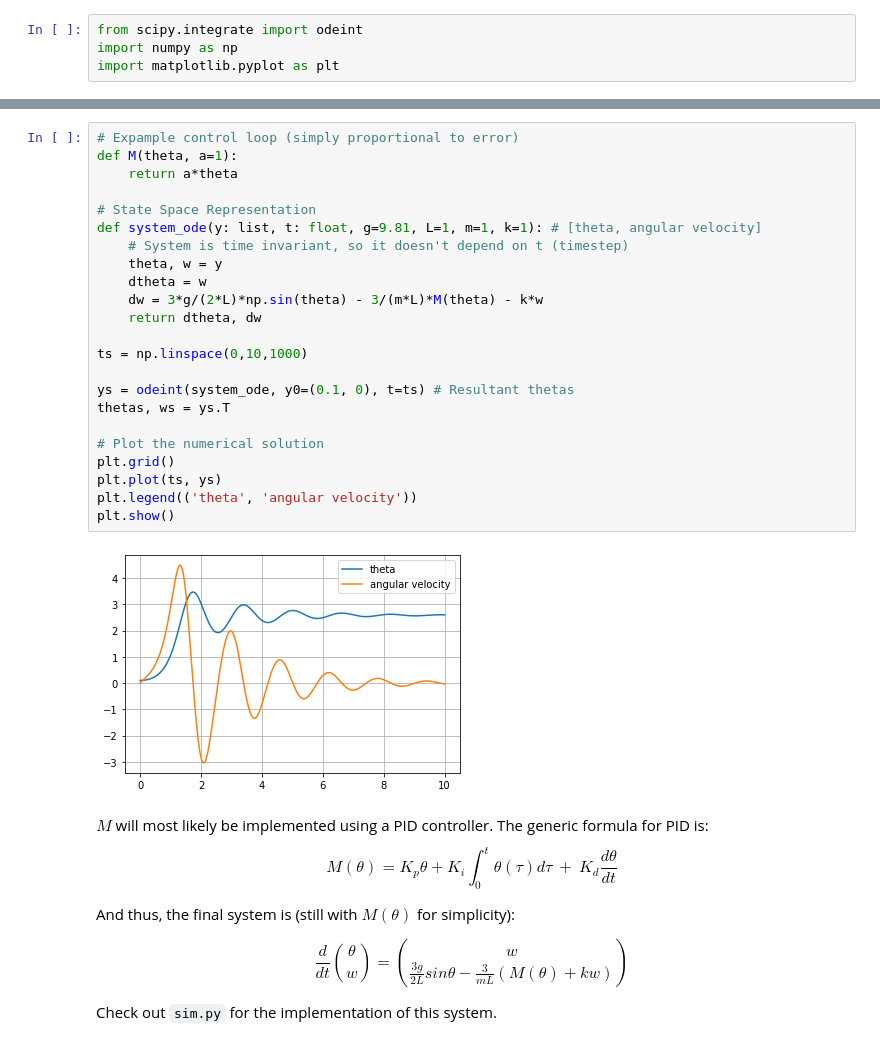
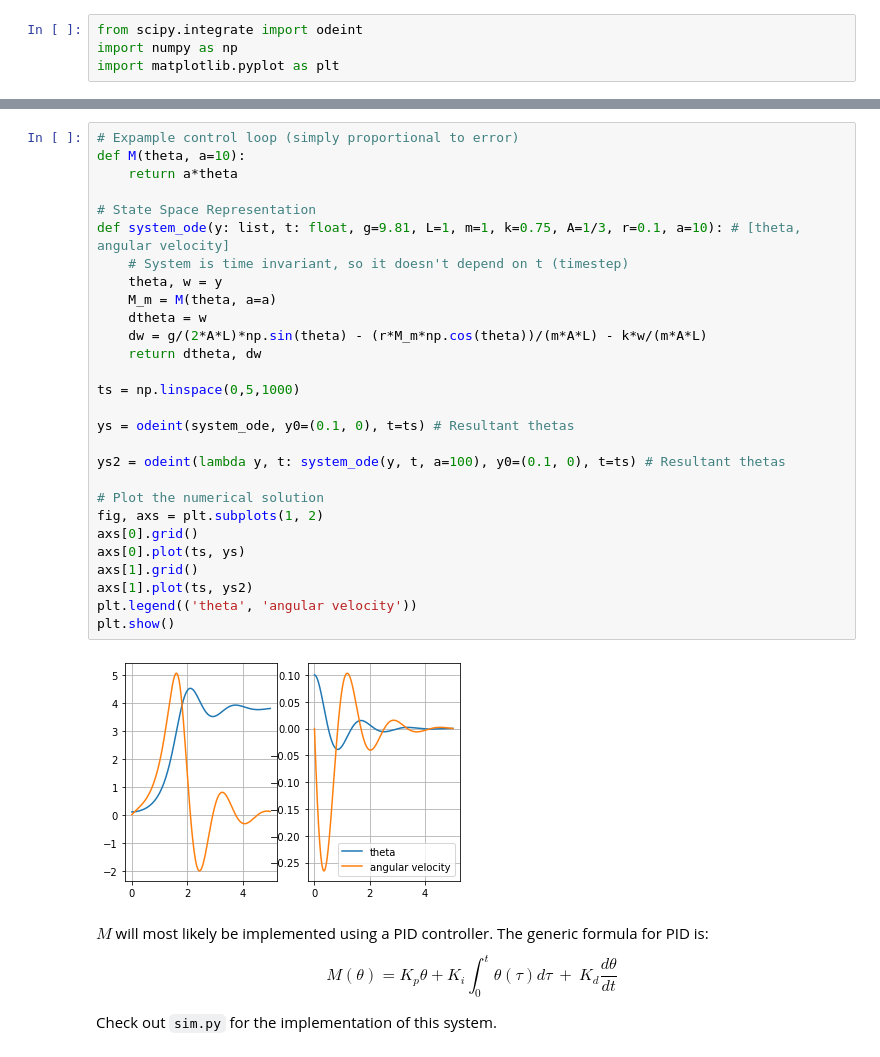
Before and after one commit to draymond63/segway, a Jupyter notebook: intro.ipynb, the cells around one changed output, grey strips where cells are left out. Saved outputs shown, nothing was run; the diff lists cells and outputs as text.

```diff
--- a/intro.ipynb
+++ b/intro.ipynb
@@ -59,34 +66,35 @@ $F$ is the friction in the system, and is dependent on the angular velocity and
 # %%
 # Expample control loop (simply proportional to error)
-def M(theta, a=1):
+def M(theta, a=10):
     return a*theta
 
 # State Space Representation
-def system_ode(y: list, t: float, g=9.81, L=1, m=1, k=1): # [theta, angular velocity]
+def system_ode(y: list, t: float, g=9.81, L=1, m=1, k=0.75, A=1/3, r=0.1, a=10): # [theta, angular velocity]
     # System is time invariant, so it doesn't depend on t (timestep)
     theta, w = y
+    M_m = M(theta, a=a)
     dtheta = w
-    dw = 3*g/(2*L)*np.sin(theta) - 3/(m*L)*M(theta) - k*w
+    dw = g/(2*A*L)*np.sin(theta) - (r*M_m*np.cos(theta))/(m*A*L) - k*w/(m*A*L)
     return dtheta, dw
 
-ts = np.linspace(0,10,1000)
+ts = np.linspace(0,5,1000)
 
 ys = odeint(system_ode, y0=(0.1, 0), t=ts) # Resultant thetas
-thetas, ws = ys.T
+
+ys2 = odeint(lambda y, t: system_ode(y, t, a=100), y0=(0.1, 0), t=ts) # Resultant thetas
 
 # Plot the numerical solution
-plt.grid()
-plt.plot(ts, ys)
+fig, axs = plt.subplots(1, 2)
+axs[0].grid()
+axs[0].plot(ts, ys)
+axs[1].grid()
+axs[1].plot(ts, ys2)
 plt.legend(('theta', 'angular velocity'))
 plt.show()
 # %% [output]
-[figure, old version]
+[figure, new version]
 # %% [markdown]
 $M$ will most likely be implemented using a PID controller. The generic formula for PID is:
 $$M(\theta)=K_{p}\theta+K_{i}\int_{0}^{t}\theta(\tau)d\tau\ +\ K_{d}\frac{d\theta}{dt}$$
 
-And thus, the final system is (still with $M(\theta)$ for simplicity):
-
-$$\frac{d}{dt}\binom{\theta}{w}=\binom{w}{\frac{3g}{2L}sin\theta - \frac{3}{mL}(M(\theta) + kw)}$$
-
 Check out `sim.py` for the implementation of this system.
```
Also changed, not shown: parts of 4 cells of this notebook, 3 other files.
